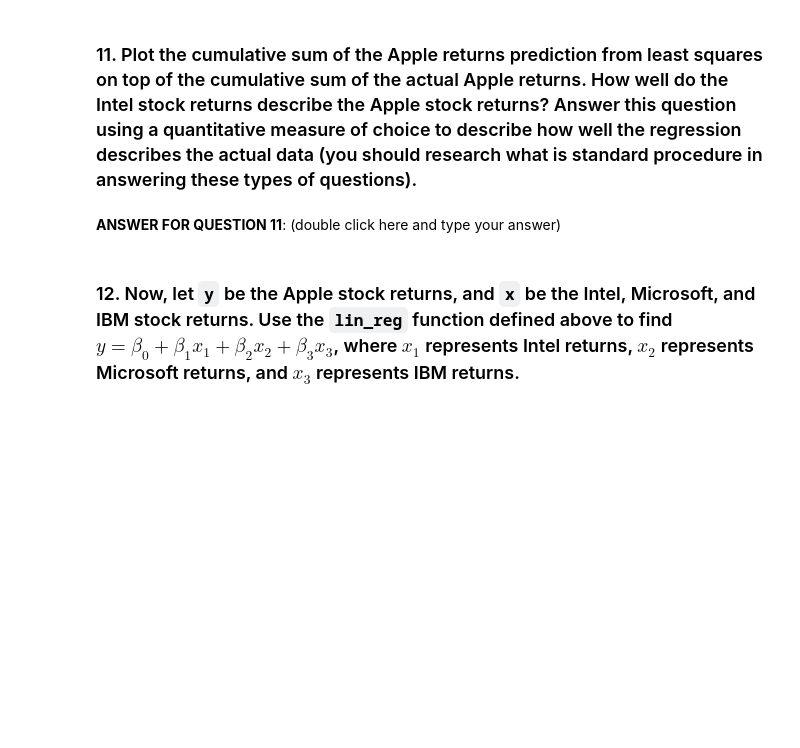
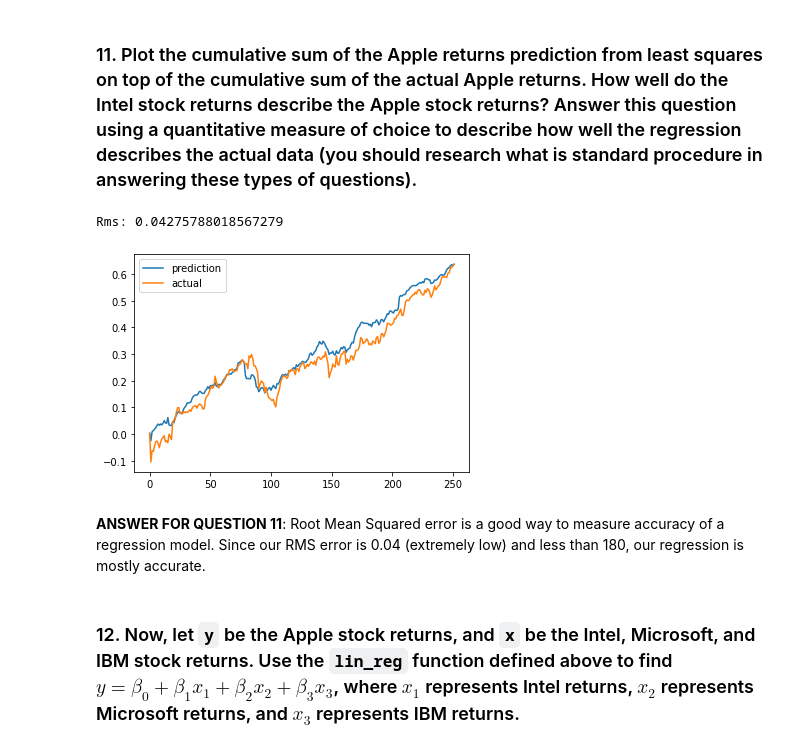
Before and after one commit to BenjiLuo/CodepathSwiftCourse-Prework, a Jupyter notebook: LinearAlgebra_project.ipynb, the cells around one changed output. Drawn from its saved outputs; the diff is of its cells as text; code cells hidden in the pictures; blank space fills up the shorter version.

```diff
--- a/LinearAlgebra_project.ipynb
+++ b/LinearAlgebra_project.ipynb
@@ -114,0 +179,14 @@ def lin_reg(x, y):
+# %%
+# code for question 10
+aapl = returns["AAPL"]
+intc = returns["INTC"]
+msft = returns["MSFT"]
+ibm = returns["IBM"]
+
+y = aapl
+x = intc
+
+aapl_predic_coeff = lin_reg(x, y)
+aapl_predic = aapl_predic_coeff[0][0] + (aapl_predic_coeff[0][1]*x)
+print(aapl_predic)
+# aapl_predix = y
@@ -119,4 +208,24 @@ def lin_reg(x, y):
-# %% [markdown]
-**ANSWER FOR QUESTION 11**: (double click here and type your answer)
+# %%
+# code for question 11
+aapl_predic2 = pd.Series(data = aapl_predic)
+
+aapl_predic_cumsum = aapl_predic2.cumsum()
+aapl_predic_cumsum.plot(label = "prediction")
+
+aapl_cumsum = aapl.cumsum()
+aapl_cumsum.plot(label = "actual")
+plt.legend()
+
+# RMSE is the square root of the mean squared error.
+from sklearn.metrics import mean_squared_error
+
+rms = mean_squared_error(aapl_cumsum, aapl_predic_cumsum, squared=False)
+print("Rms:", rms)
+# RMS is good because <180.
+# %% [output]
+Rms: 0.04275788018567279
+[figure, added]
+# %% [markdown]
+**ANSWER FOR QUESTION 11**: Root Mean Squared error is a good way to measure accuracy of a regression model. Since our RMS error is 0.04 (extremely low) and less than 180, our regression is mostly accurate.
 # %% [markdown]
 ### 12. Now, let `y` be the Apple stock returns, and `x` be the Intel, Microsoft, and IBM stock returns. Use the `lin_reg` function defined above to find $y=\beta_0 + \beta_1 x_1 + \beta_2 x_2 + \beta_3 x_3$, where $x_1$ represents Intel returns, $x_2$ represents Microsoft returns, and $x_3$ represents IBM returns.
```
Also changed, not shown: parts of 38 cells of this notebook.
